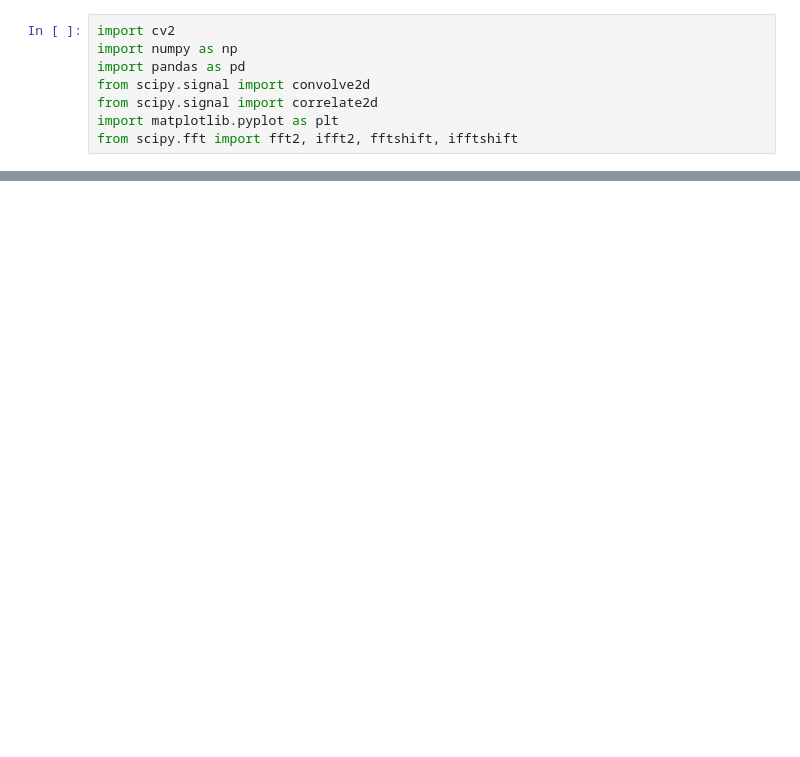
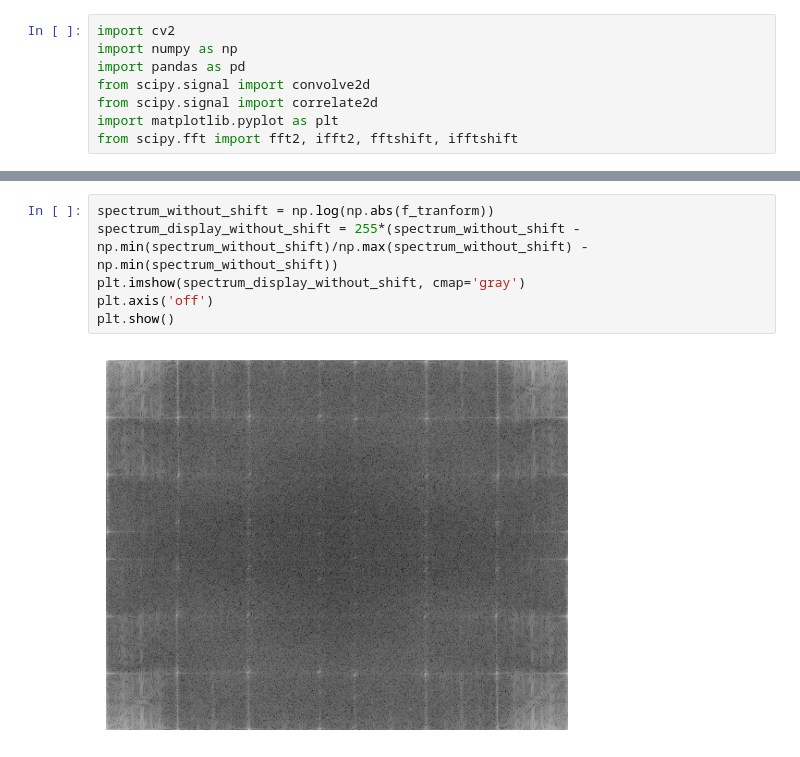
Before and after one commit to Dbasu262001/COL783_Assignments_24-25-SEM-I, a Jupyter notebook: A2/Q2.ipynb, the cells around one changed output, grey strips where cells are left out. Saved outputs shown, nothing was run; the diff lists cells and outputs as text; blank space fills up the shorter version.

```diff
--- a/A2/Q2.ipynb
+++ b/A2/Q2.ipynb
@@ -55,0 +123,8 @@ plt.show()
+# %%
+spectrum_without_shift = np.log(np.abs(f_tranform))
+spectrum_display_without_shift = 255*(spectrum_without_shift -np.min(spectrum_without_shift)/np.max(spectrum_without_shift) - np.min(spectrum_without_shift))
+plt.imshow(spectrum_display_without_shift, cmap='gray')
+plt.axis('off')
+plt.show()
+# %% [output]
+[figure, added]
```
Also changed, not shown: parts of 14 cells of this notebook, 21 other files.
